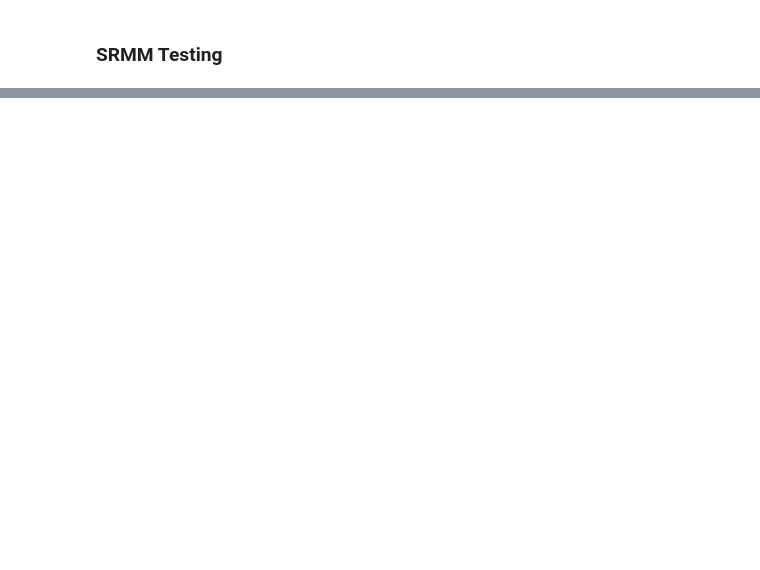
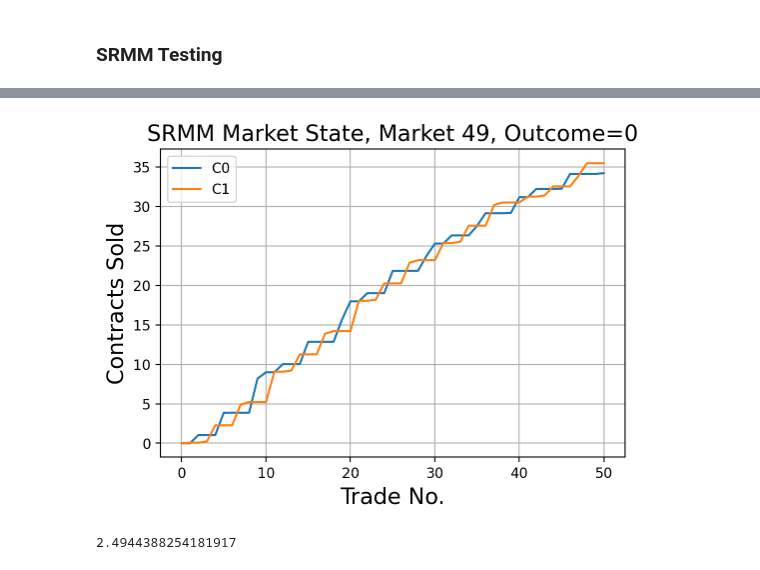
Before and after one commit to sudhanchitgopkar/RepAMM, a Jupyter notebook: data_viz/data_viz.ipynb, the cells around one changed output, grey strips where cells are left out. Cells and saved outputs as stored; diff of their text form; code cells hidden in the pictures; blank space fills up the shorter version.

```diff
--- a/data_viz/data_viz.ipynb
+++ b/data_viz/data_viz.ipynb
@@ -39,0 +65,17 @@ Text(0.5, 1.0, 'hahvahd mahket state')
+# %%
+fig, ax = plt.subplots(figsize=(6,4))
+
+C0_market = market_data_first["Contract_0"].to_numpy()
+C1_market = market_data_first["Contract_1"].to_numpy()
+trades = np.arange(len(C0_market))
+
+ax.plot(trades, C0_market, label="C0")
+ax.plot(trades, C1_market, label="C1")
+ax.legend()
+
+ax.set_title("SRMM Market State, Market 49, Outcome=0", fontsize=16)
+ax.set_xlabel("Trade No.", fontsize=16)
+ax.set_ylabel("Contracts Sold", fontsize=16)
+plt.grid()
+# %% [output]
+[figure, added]
@@ -39,0 +84,9 @@ Text(0.5, 1.0, 'hahvahd mahket state')
+# %%
+MM_files = !ls ../SRM* | grep "^MM"
+MM_PNLs = []
+for file in MM_files:
+    MM_PNLs.append(np.genfromtxt(f"{PATH}{file}"))
+MM_PNLs = np.array(MM_PNLs).flatten()
+MM_PNLs.mean()
+# %% [output]
+2.4944388254181917
```
Also changed, not shown: parts of 18 cells of this notebook, 5 other files.
